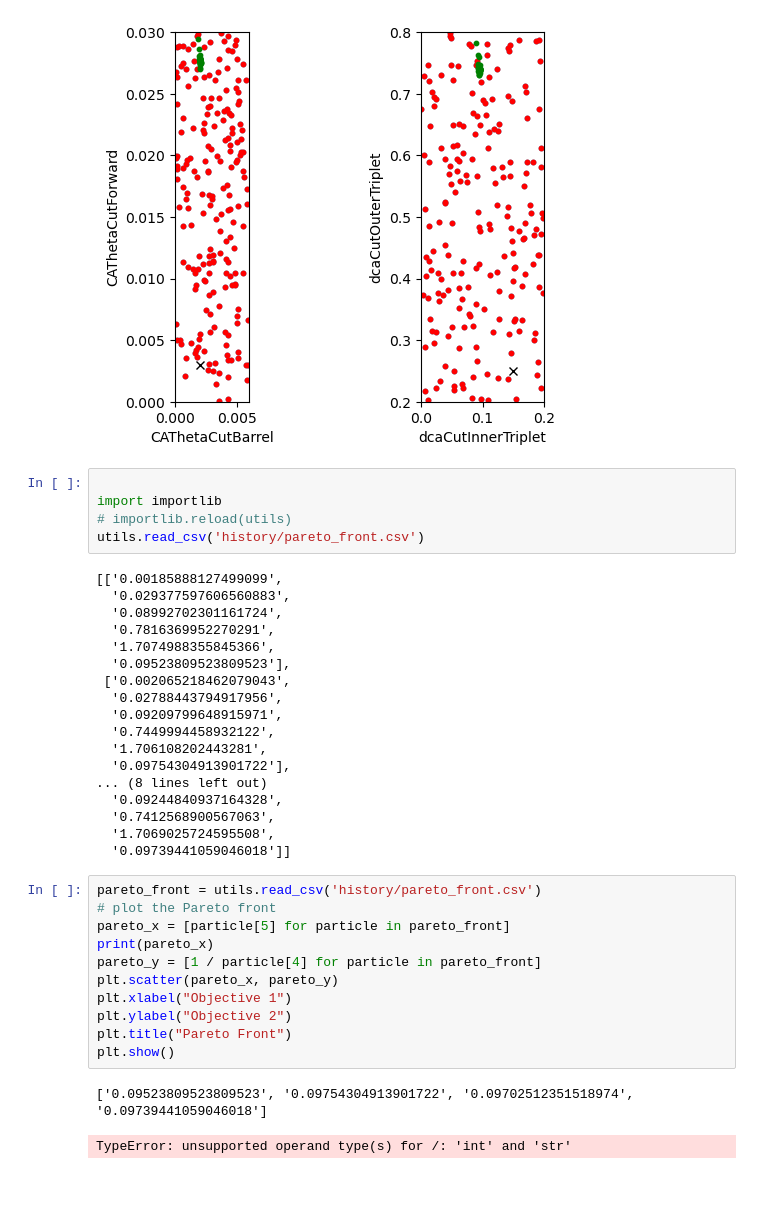
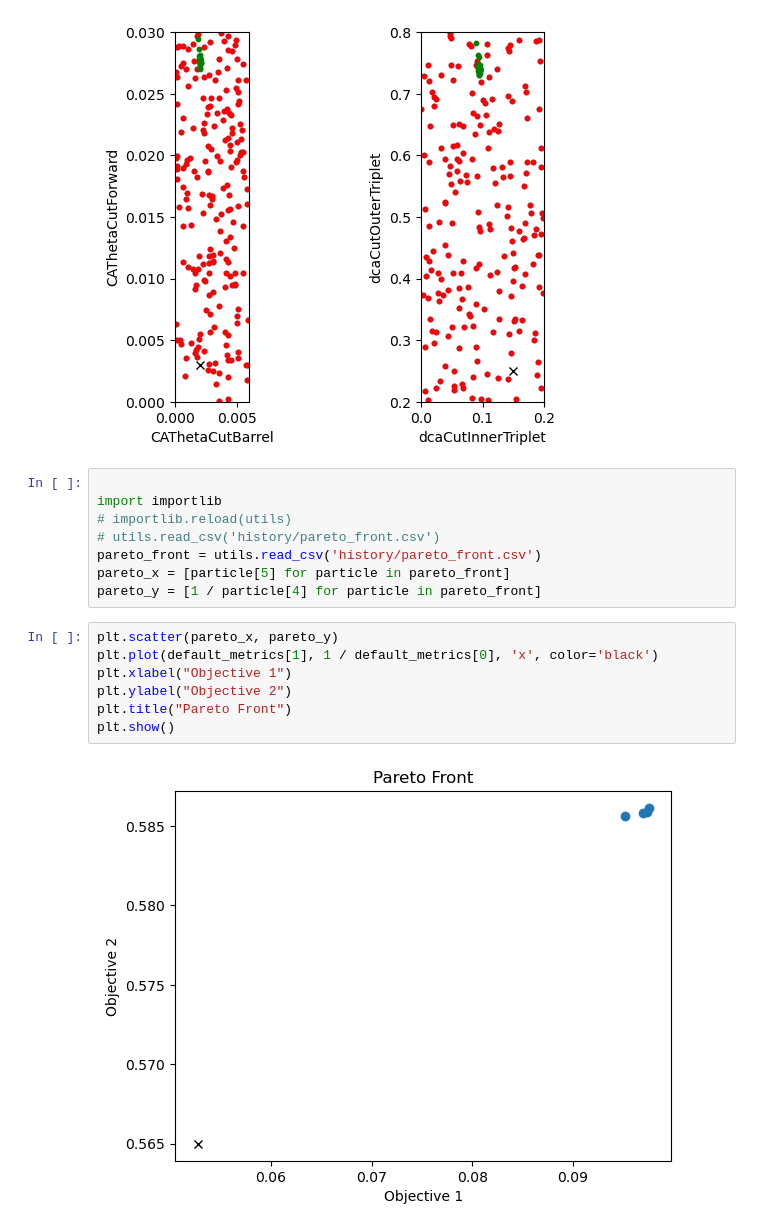
Before and after one commit to lguzzi/CA-parameter-tuning, a Jupyter notebook: plotting.ipynb, the cells around one changed output. Cells and saved outputs as stored; diff of their text form; blank space fills up the shorter version.

Commit message:
plot pareto front

```diff
--- a/plotting.ipynb
+++ b/plotting.ipynb
@@ -97,36 +97,16 @@ ani.save('gifs/params.gif', writer='pillow')
 
 import importlib
 # importlib.reload(utils)
-utils.read_csv('history/pareto_front.csv')
+# utils.read_csv('history/pareto_front.csv')
+pareto_front = utils.read_csv('history/pareto_front.csv')
+pareto_x = [particle[5] for particle in pareto_front]
+pareto_y = [1 / particle[4] for particle in pareto_front]
-# %% [output]
-[['0.00185888127499099',
-  '0.029377597606560883',
-  '0.08992702301161724',
-  '0.7816369952270291',
-  '1.7074988355845366',
-  '0.09523809523809523'],
- ['0.002065218462079043',
-  '0.02788443794917956',
-  '0.09209799648915971',
-  '0.7449994458932122',
-  '1.706108202443281',
-  '0.09754304913901722'],
-... (8 lines left out)
-  '0.09244840937164328',
-  '0.7412568900567063',
-  '1.7069025724595508',
-  '0.09739441059046018']]
 # %%
-pareto_front = utils.read_csv('history/pareto_front.csv')
-# plot the Pareto front
-pareto_x = [particle[5] for particle in pareto_front]
-print(pareto_x)
-pareto_y = [1 / particle[4] for particle in pareto_front]
 plt.scatter(pareto_x, pareto_y)
+plt.plot(default_metrics[1], 1 / default_metrics[0], 'x', color='black')
 plt.xlabel("Objective 1")
 plt.ylabel("Objective 2")
 plt.title("Pareto Front")
 plt.show()
 # %% [output]
-['0.09523809523809523', '0.09754304913901722', '0.09702512351518974', '0.09739441059046018']
-TypeError: unsupported operand type(s) for /: 'int' and 'str'
+[figure, added]
```
